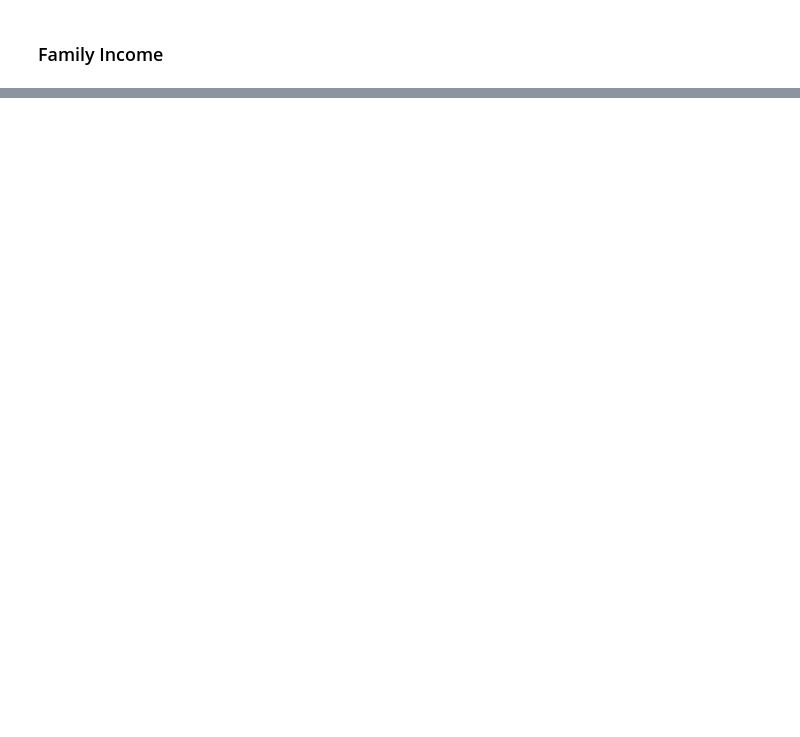
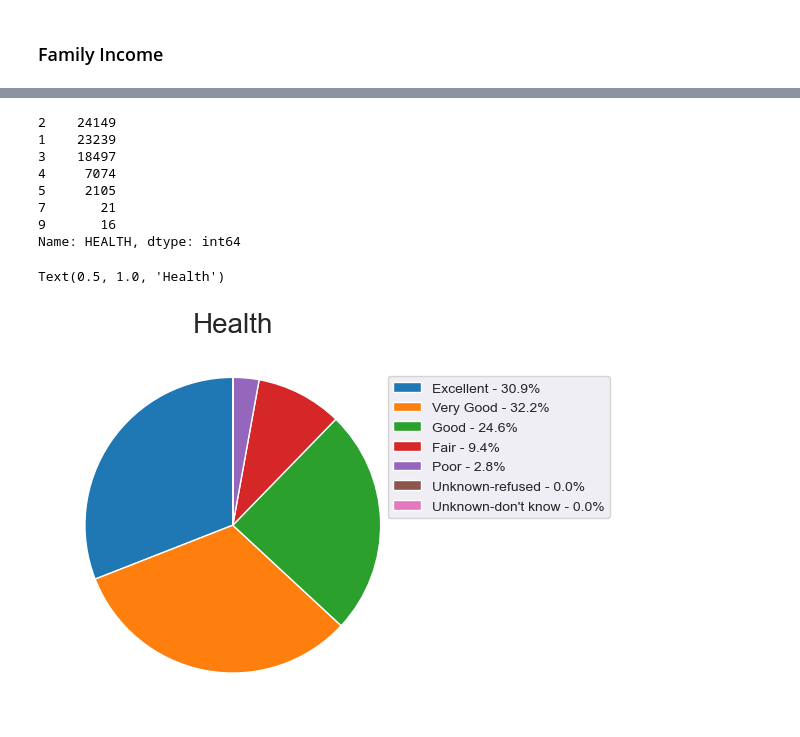
Before and after one commit to Denparadigm/USHealthFairness, a Jupyter notebook: analysis.ipynb, the cells around one changed output, grey strips where cells are left out. Cells and saved outputs as stored; diff of their text form; code cells hidden in the pictures; blank space fills up the shorter version.

```diff
--- a/analysis.ipynb
+++ b/analysis.ipynb
@@ -147,2 +156,41 @@ By calculating the prevalence, we can determine if certain groups are overrepres
+# %%
+# Define a dictionary that maps income codes to income ranges
+code_to_health = {
+    1: 'Excellent',
+    2: 'Very Good',
+    3: 'Good',
+    4: 'Fair',
+    5: 'Poor',
+    7: 'Unknown-refused',
+    8: 'Unknown-not ascertained',
+    9: "Unknown-don't know"
+}
+
+# Get the counts for each income code in the dataset
+counts = ds['HEALTH'].value_counts()
+print(counts)
+
+# Get the labels for each income code
+labels = [code_to_health[code] for code in counts.index]
+
+# Sort the counts and labels in order of the income ranges
+counts, labels = zip(*sorted(zip(counts, labels), key=lambda x: list(code_to_health.values()).index(x[1])))
+
+# Create the pie chart
+plt.pie(counts, startangle=90, autopct='')
+plt.legend(loc="lower left", bbox_to_anchor=(0.9, 0.5), ncol=1, fontsize=10,
+           labels=['{} - {:.1f}%'.format(l, c/sum(counts)*100) for l, c in zip(labels, counts) if c != 0])
+plt.title("Health", size=20)
+# %% [output]
+2    24149
+1    23239
+3    18497
+4     7074
+5     2105
+7       21
+9       16
+Name: HEALTH, dtype: int64
+Text(0.5, 1.0, 'Health')
+[figure, added]
 # %%
 # Create a new dataframe with only the necessary columns
```
Also changed, not shown: parts of 11 cells of this notebook.
